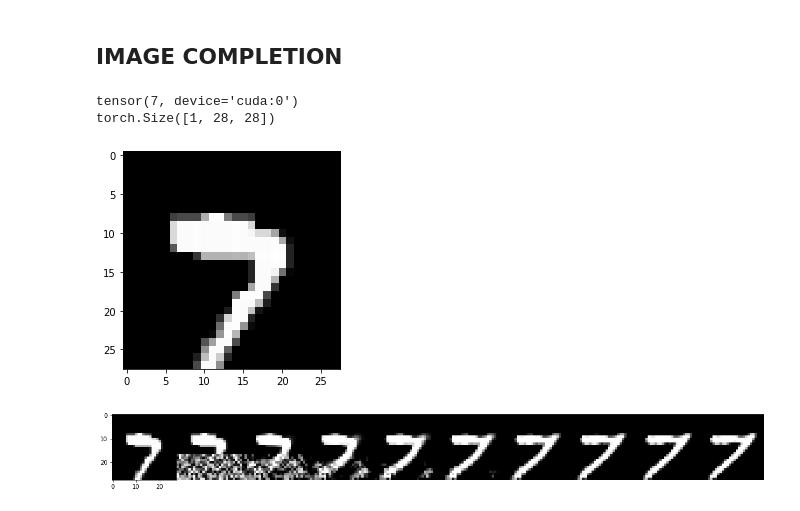
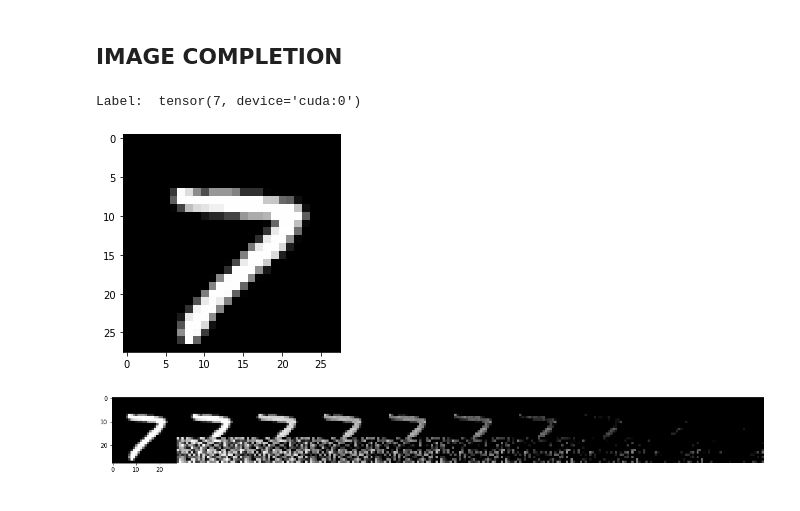
Before and after one commit to mshakerinava/IFT6269-A20-proj6, a Jupyter notebook: ift_project.ipynb, the cells around one changed output. Saved outputs shown, nothing was run; the diff lists cells and outputs as text; code cells hidden in the pictures.

```diff
--- a/ift_project.ipynb
+++ b/ift_project.ipynb
@@ -286,13 +320,10 @@ fig.savefig(image_path + 'ebm_mnist_buffer_.png', bbox_inches='tight', dpi=300)
 # %%
-STEPS = 15
-input_shape = [10, 1, 28, 28]
-# Start with 20 steps, random noise,
-#y = torch.LongTensor([3]*10).to(device)
+STEPS = 20
+input_shape = [10, *example_data.shape]
 y = torch.arange(10).to(device) if CONDITIONAL else None
 x_sample = [None] * 10
 x_sample[0] = sample(net, [], input_shape, lambdaa, sigma, device, y,  0)
-x_sample[1] = sample(net, [], input_shape, lambdaa, sigma, device, y,  STEPS, x0=x_sample[0])
-for i in range(2, 10):
+for i in range(1, 10):
     x_sample[i] = sample(net, [], input_shape, lambdaa, sigma, device, y, n_steps=STEPS, x0=x_sample[i - 1])
 
 fig = plt.figure(figsize=(20, 20))
@@ -302,7 +333,7 @@ for i in range(10):
     for j in range(10):
         plt.subplot(10, 10, i * 10 + j + 1)
         plt.axis('off')
-        plt.imshow(x_sample[i][j].view(28, 28).detach().cpu(), cmap='gray', vmin=0, vmax=1)
+        plt.imshow(x_sample[i][j].permute(2, 1, 0).squeeze().detach().cpu(), cmap='gray', vmin=0, vmax=1)
 
-fig.savefig(image_path + 'ebm_mnist_num_gen.png', bbox_inches='tight', dpi=300)
+#fig.savefig(image_path + 'ebm_' + DATASET + '_num_gen.png', bbox_inches='tight', dpi=300)
 # %% [output]
@@ -313,7 +344,7 @@ fig.savefig(image_path + 'ebm_mnist_num_gen.png', bbox_inches='tight', dpi=300)
 x_inputs, y_labels = next(iter(train_loader))
 x_input = x_inputs[9].to(device)
 y_label = y_labels[9]
-input_shape = [1, 1, 28, 28]
+input_shape = [1, *x_input.shape]
 output_label = torch.LongTensor([[0]]).to(device)
 x_sample = [None] * 10
 x_sample[0] = x_input[None, ...]
@@ -326,5 +357,5 @@ plt.subplots_adjust(left=None, bottom=None, right=None, top=None, wspace=0, hspa
 for i in range(10):
     plt.subplot(1, 10, i+1)
     plt.axis('off')
-    plt.imshow(x_sample[i].view(28, 28).detach().cpu(), cmap='gray', vmin=0, vmax=1)
+    plt.imshow(x_sample[i].permute(2, 3, 1, 0).squeeze().detach().cpu(), cmap='gray', vmin=0, vmax=1)
 # %% [output]
@@ -332,44 +363,46 @@ for i in range(10):
 # %% [markdown]
 ## **IMAGE COMPLETION**
 # %%
-image_idx = np.random.randint(len(mnist_train))
-x, y = mnist_train[image_idx]
+if DATASET == "MNIST":
+    train_set = mnist_train
+if DATASET == "CIFAR10":
+    train_set = cifar_train
+
+image_idx = np.random.randint(len(train_set))
+x, y = train_set[image_idx]
 x = torch.tensor(x).to(device)
 y = torch.tensor(y).to(device) if CONDITIONAL else None
-print(y)
+print("Label: ", y)
 mask_proportion = 0.4
 mask_length = int(x.shape[1]*mask_proportion)
 
 bottom_mask_shape = torch.Size((x.shape[0], mask_length, x.shape[2]))
 random_mask = torch.FloatTensor(bottom_mask_shape).uniform_(0., 1.)
 plt.figure()
-plt.imshow(x.view(28, 28).detach().cpu(), cmap='gray', vmin=0, vmax=1)
+plt.imshow(x.permute(1, 2, 0).squeeze().detach().cpu(), cmap='gray', vmin=0, vmax=1)
 x_masked = x.clone().detach()
 
 
-x_masked[:, x.shape[1]- mask_length:, :] = random_mask
+x_masked[:, x.shape[1] - mask_length:, :] = random_mask
 
-print(x_masked.shape)
-input_shape = [1, 1, 28, 28]
+input_shape = [1, *x.shape]
 output_label = torch.LongTensor([[1]]).to(device)
 x_sample = [None] * 10
-x_sample[0] = x_masked[None, ...].to(device)
-x_masked.shape
+x_sample[0] = x_masked.unsqueeze(0).to(device)
 
 STEPS = 10
 for i in range(1, 10):
     x_sample[i] = sample(net, [], input_shape, lambdaa, sigma, device, y, n_steps=STEPS, x0=x_sample[i - 1])
 
 fig = plt.figure(figsize=(20, 20))
 plt.subplots_adjust(left=None, bottom=None, right=None, top=None, wspace=0, hspace=0)
 plt.subplot(1, 10, 1)
-plt.imshow(x.view(28, 28).detach().cpu(), cmap='gray', vmin=0, vmax=1)
+plt.imshow(x.permute(1, 2, 0).squeeze().detach().cpu(), cmap='gray', vmin=0, vmax=1)
 for i in range(9):
     plt.subplot(1, 10, i+2)
     plt.axis('off')
-    plt.imshow(x_sample[i].view(28, 28).detach().cpu(), cmap='gray', vmin=0, vmax=1)
+    plt.imshow(x_sample[i].permute(2, 3, 1, 0).squeeze().detach().cpu(), cmap='gray', vmin=0, vmax=1)
 # %% [output]
-tensor(7, device='cuda:0')
-torch.Size([1, 28, 28])
+Label:  tensor(7, device='cuda:0')
-[figure, old version]
+[figure, new version]
-[figure, old version]
+[figure, new version]
```
Also changed, not shown: parts of 18 cells of this notebook.
